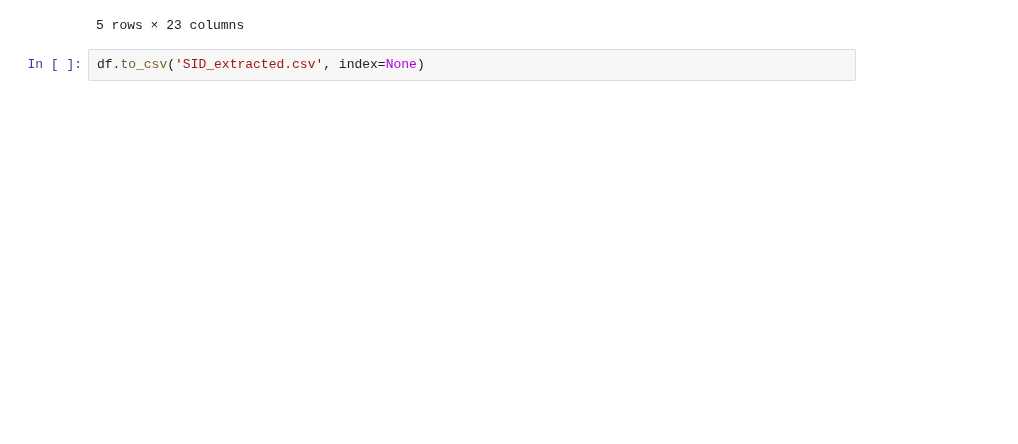
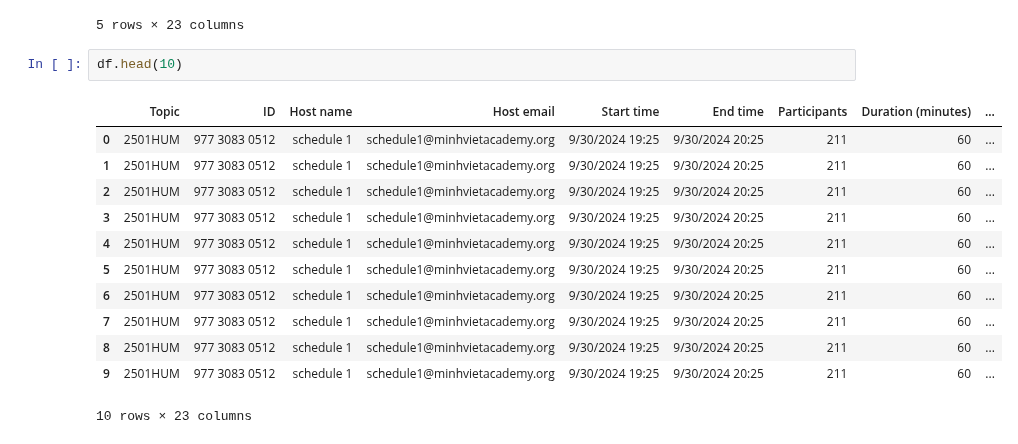
Before and after one commit to tthvan/Customer-Retention-Analysis, a Jupyter notebook: clean_merge.ipynb, the cells around one changed output. Cells and saved outputs as stored; diff of their text form; blank space fills up the shorter version.

```diff
--- a/clean_merge.ipynb
+++ b/clean_merge.ipynb
@@ -40,5 +40,18 @@ df1.head()
 | 32 | 2501HUM | 977 3083 0512 | schedule 1 | schedule1@minhvietacademy.org | 9/30/2024 19:25 | 9/30/2024 20:25 | 211 | 60 | ... |
 | 34 | 2501HUM | 977 3083 0512 | schedule 1 | schedule1@minhvietacademy.org | 9/30/2024 19:25 | 9/30/2024 20:25 | 211 | 60 | ... |
 5 rows × 23 columns
-# %%
-df.to_csv('SID_extracted.csv', index=None)
+# %%
+df.head(10)
+# %% [output]
+|  | Topic | ID | Host name | Host email | Start time | End time | Participants | Duration (minutes) | ... |
+| 0 | 2501HUM | 977 3083 0512 | schedule 1 | schedule1@minhvietacademy.org | 9/30/2024 19:25 | 9/30/2024 20:25 | 211 | 60 | ... |
+| 1 | 2501HUM | 977 3083 0512 | schedule 1 | schedule1@minhvietacademy.org | 9/30/2024 19:25 | 9/30/2024 20:25 | 211 | 60 | ... |
+| 2 | 2501HUM | 977 3083 0512 | schedule 1 | schedule1@minhvietacademy.org | 9/30/2024 19:25 | 9/30/2024 20:25 | 211 | 60 | ... |
+| 3 | 2501HUM | 977 3083 0512 | schedule 1 | schedule1@minhvietacademy.org | 9/30/2024 19:25 | 9/30/2024 20:25 | 211 | 60 | ... |
+| 4 | 2501HUM | 977 3083 0512 | schedule 1 | schedule1@minhvietacademy.org | 9/30/2024 19:25 | 9/30/2024 20:25 | 211 | 60 | ... |
+| 5 | 2501HUM | 977 3083 0512 | schedule 1 | schedule1@minhvietacademy.org | 9/30/2024 19:25 | 9/30/2024 20:25 | 211 | 60 | ... |
+| 6 | 2501HUM | 977 3083 0512 | schedule 1 | schedule1@minhvietacademy.org | 9/30/2024 19:25 | 9/30/2024 20:25 | 211 | 60 | ... |
+| 7 | 2501HUM | 977 3083 0512 | schedule 1 | schedule1@minhvietacademy.org | 9/30/2024 19:25 | 9/30/2024 20:25 | 211 | 60 | ... |
+| 8 | 2501HUM | 977 3083 0512 | schedule 1 | schedule1@minhvietacademy.org | 9/30/2024 19:25 | 9/30/2024 20:25 | 211 | 60 | ... |
+| 9 | 2501HUM | 977 3083 0512 | schedule 1 | schedule1@minhvietacademy.org | 9/30/2024 19:25 | 9/30/2024 20:25 | 211 | 60 | ... |
+10 rows × 23 columns
```
Also changed, not shown: parts of 1 cell of this notebook, 1 other file.
